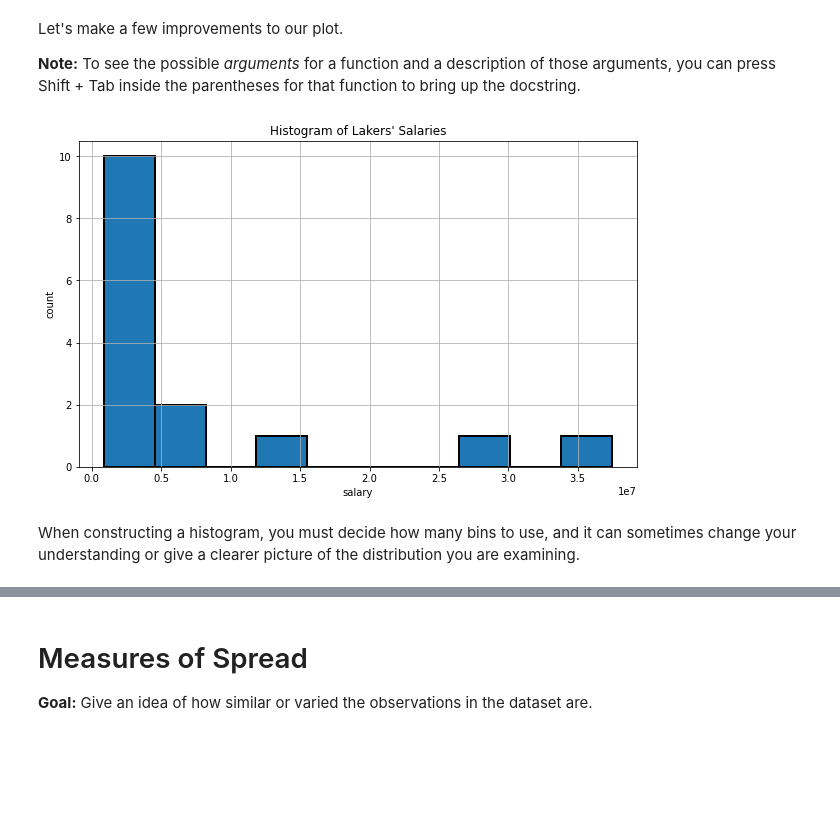
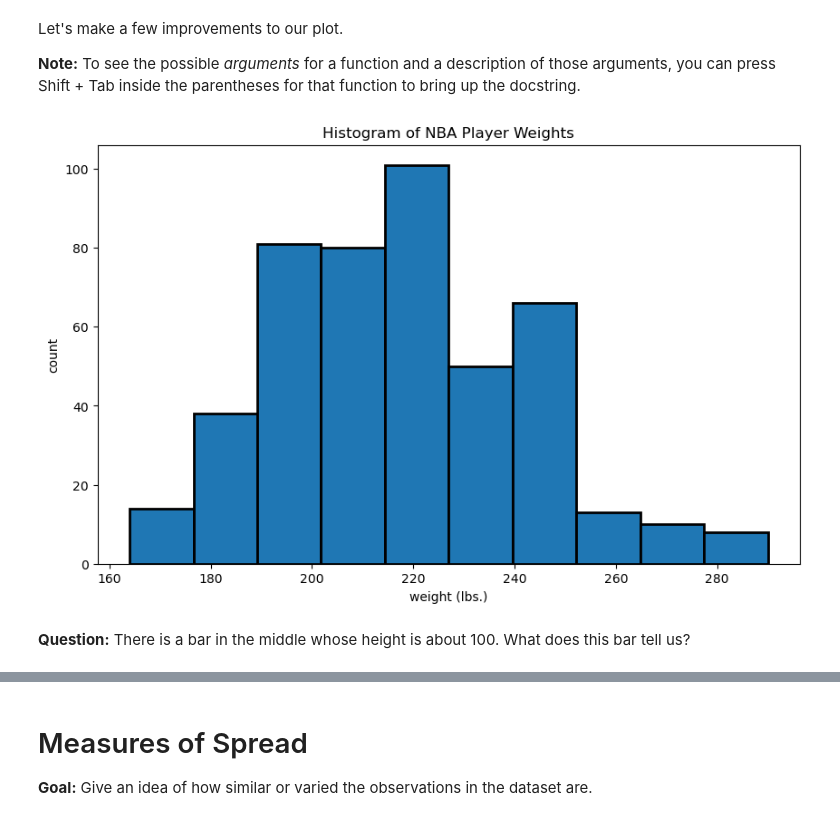
Before and after one commit to NSS-Data-Instructional-Stuff/stats-for-data-science, a Jupyter notebook: notebooks/Notebook_01_Exploratory_Data_Analysis_Part_1_Single_Variable.ipynb, the cells around one changed output, grey strips where cells are left out. Cells and saved outputs as stored; diff of their text form; code cells hidden in the pictures; blank space fills up the shorter version.

```diff
--- a/notebooks/Notebook_01_Exploratory_Data_Analysis_Part_1_Single_Variable.ipynb
+++ b/notebooks/Notebook_01_Exploratory_Data_Analysis_Part_1_Single_Variable.ipynb
@@ -152,2 +193,2 @@ First, we'll read in the dataset from a csv file.
 # %%
-lakers = pd.read_csv('../data/Lakers.csv')
+nba = pd.read_csv('../data/nba_players.csv')
@@ -319,14 +309,18 @@ Let's make a few improvements to our plot.
 
 **Note:** To see the possible _arguments_ for a function and a description of those arguments, you can press Shift + Tab inside the parentheses for that function to bring up the docstring.
 # %%
-plt.figure(figsize = (10,6))                          # Increase the plot size
+fig,ax = plt.subplots(figsize = (10,6))
 
-lakers['salary'].hist(edgecolor = 'black',            # Add outlines to the bars
-                     linewidth = 2)                   # Up the thickness of the outlines
-plt.xlabel('salary')                                  # Add labels and title
+plt.hist(
+    data = nba,
+    x = 'weight_lbs',
+    edgecolor = 'black',
+    linewidth = 2
+);
+plt.xlabel('weight (lbs.)')
 plt.ylabel('count')
-plt.title('Histogram of Lakers\' Salaries');
+plt.title('Histogram of NBA Player Weights');
 # %% [output]
-[figure, old version]
+[figure, new version]
-# %% [markdown]
-When constructing a histogram, you must decide how many bins to use, and it can sometimes change your understanding or give a clearer picture of the distribution you are examining.
+# %% [markdown]
+**Question:** There is a bar in the middle whose height is about 100. What does this bar tell us?
```
Also changed, not shown: parts of 128 cells of this notebook, 31 other files.
